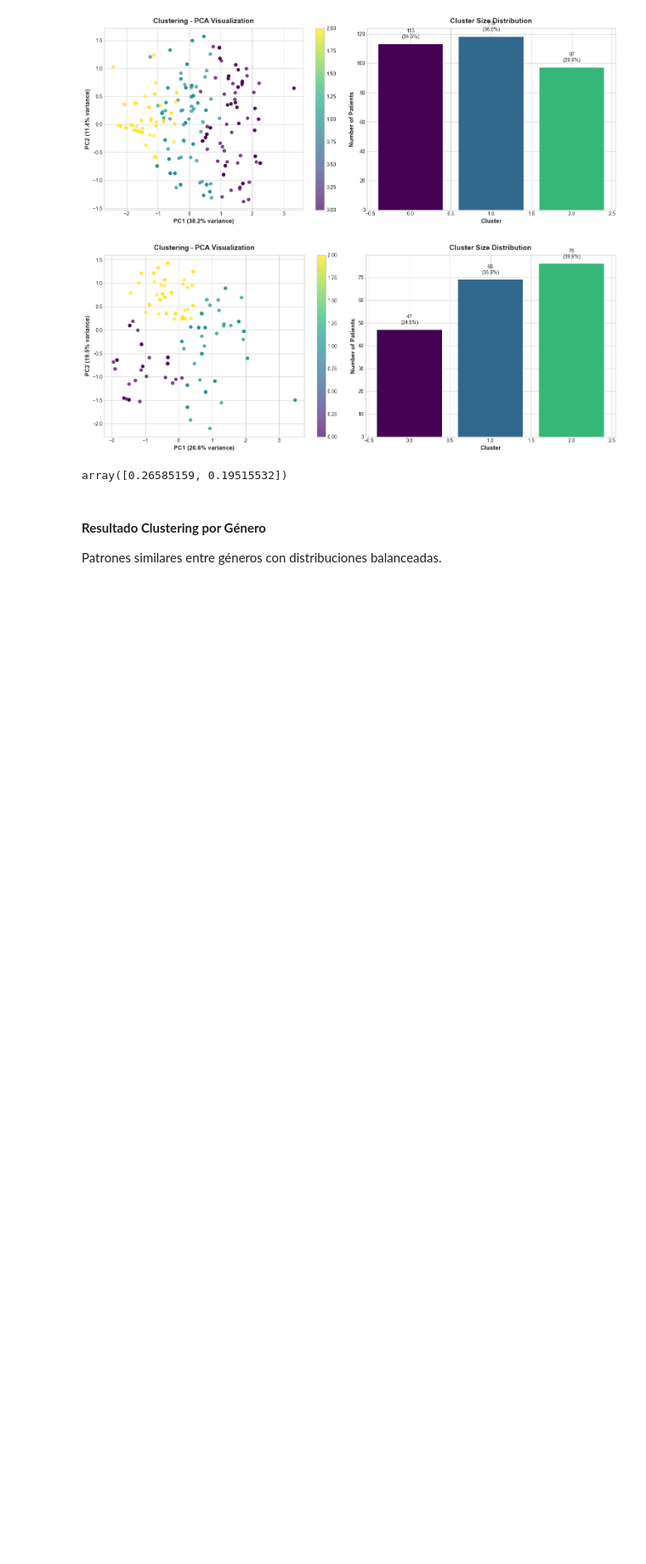
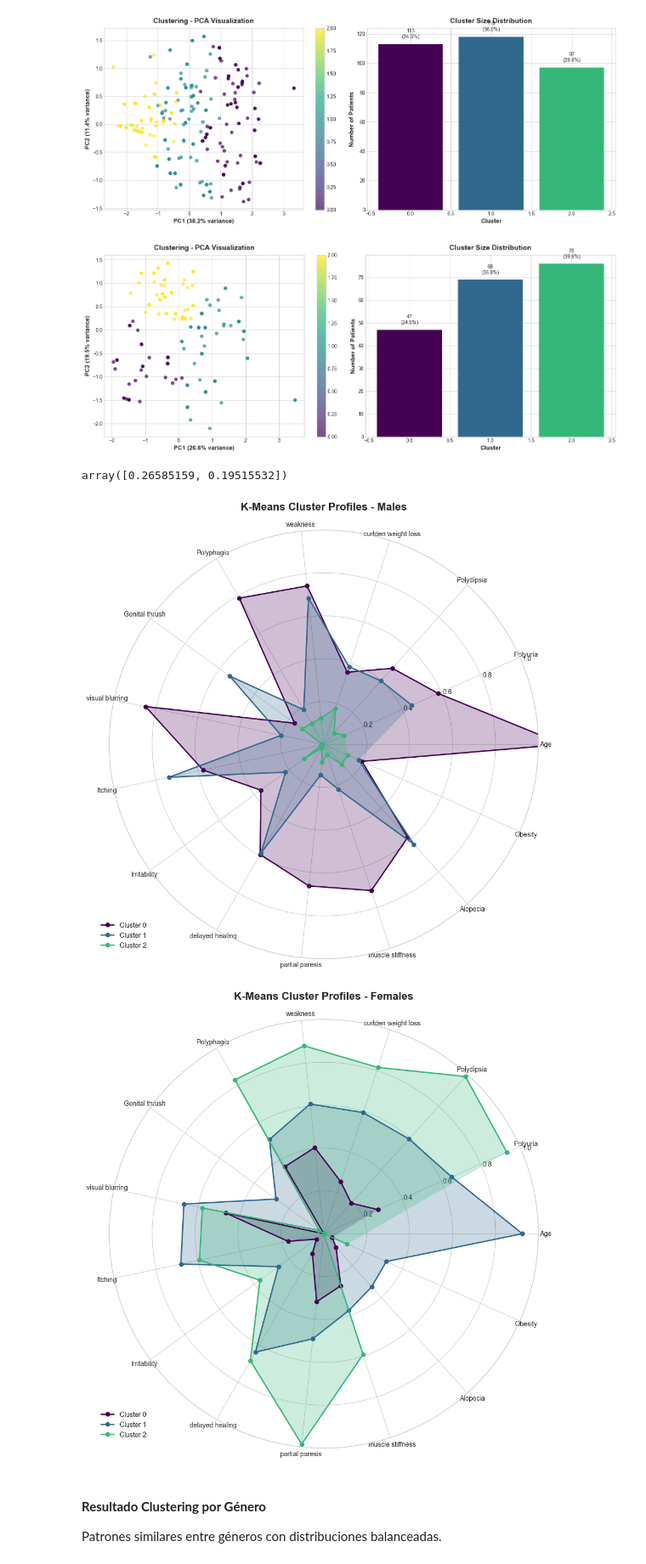
Before and after one commit to PameBlanca/FCD_UV_2025, a Jupyter notebook: Diabetes_project/notebook/02_diabetes_clustering_analysis.ipynb, the cells around one changed output. Shown at 85% size. Drawn from its saved outputs; the diff is of its cells as text; code cells hidden in the pictures; blank space fills up the shorter version.

Commit message:
Add radar plot by gender

```diff
--- a/Diabetes_project/notebook/02_diabetes_clustering_analysis.ipynb
+++ b/Diabetes_project/notebook/02_diabetes_clustering_analysis.ipynb
@@ -430,6 +430,25 @@ plot_cluster_visualization(gender_results['females']['features'], gender_results
 [figure]
 [figure]
 array([0.26585159, 0.19515532])
+# %%
+kmeans_centroids_males = get_cluster_centroids(
+    gender_results['males']['features'],
+    gender_results['males']['labels'],
+    gender_results['males']['features'].columns
+)
+
+kmeans_centroids_females = get_cluster_centroids(
+    gender_results['females']['features'],
+    gender_results['females']['labels'],
+    gender_results['females']['features'].columns
+)
+
+# ===== RADAR PLOTS DE CLUSTERS POR GÉNERO =====
+create_radar_plot(kmeans_centroids_males, 'K-Means Cluster Profiles - Males')
+create_radar_plot(kmeans_centroids_females, 'K-Means Cluster Profiles - Females')
+# %% [output]
+[figure, added]
+[figure, added]
 # %% [markdown]
 #### **Resultado Clustering por Género**
 
```
